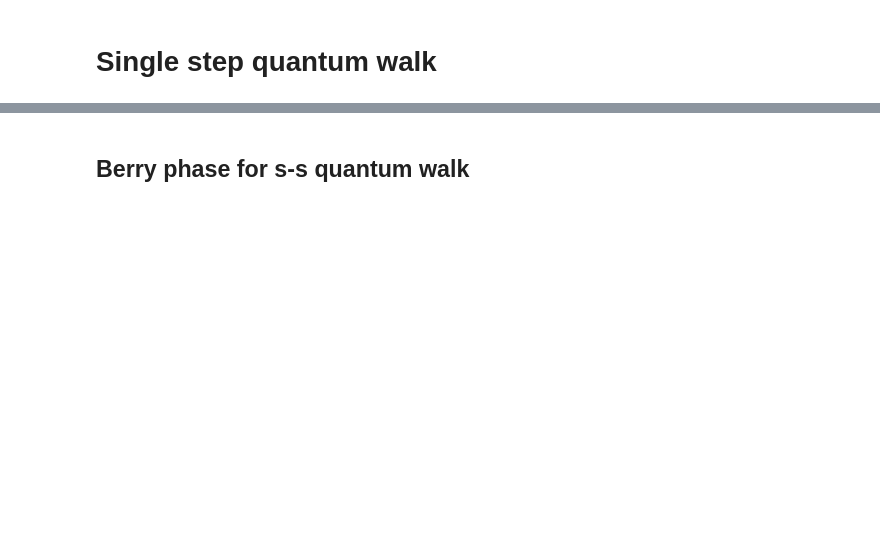
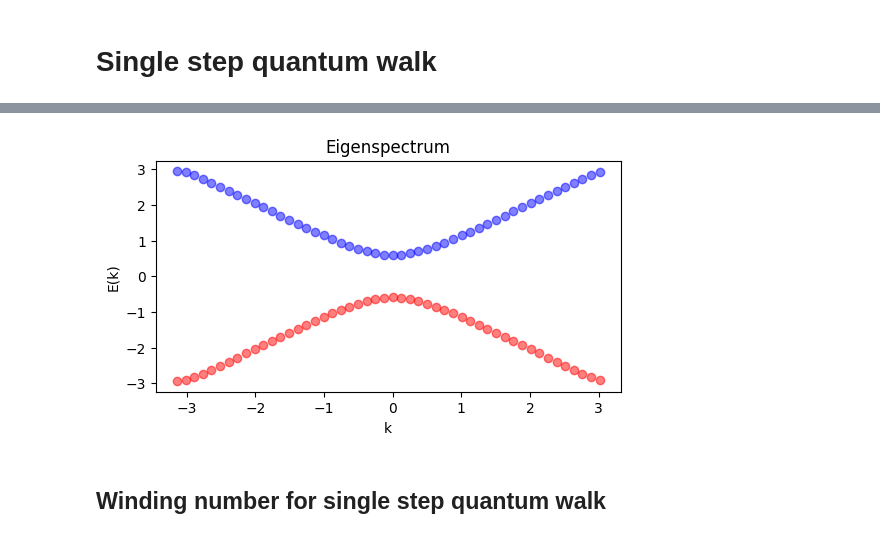
Before and after one commit to JedrekSt/NonHermitianQW, a Jupyter notebook: demo_/demonstration.ipynb, the cells around one changed output, grey strips where cells are left out. Cells and saved outputs as stored; diff of their text form; code cells hidden in the pictures; blank space fills up the shorter version.

```diff
--- a/demo_/demonstration.ipynb
+++ b/demo_/demonstration.ipynb
@@ -80,2 +206,20 @@ plt.show()
+# %%
+U_k = model.momentum_U()
+En = - np.angle(eig(U_k)[0])
+
+Ep, Em = En[En > 0], En[En < 0]
+k = (np.arange(0,dim)-dim//2)*(2*pi/dim)
+# %%
+fig, ax = plt.subplots(figsize = (6,3))
+
+ax.scatter(k,Ep,color="blue",alpha=0.5)
+ax.scatter(k,Em,color="red",alpha=0.5)
+ax.set_xlabel("k")
+ax.set_ylabel(r"E(k)")
+ax.set_title("Eigenspectrum")
+
+plt.show()
+# %% [output]
+[figure, added]
 # %% [markdown]
-<h2>Berry phase for s-s quantum walk</h2>
+<h2>Winding number for single step quantum walk</h2>
```
Also changed, not shown: parts of 25 cells of this notebook, 2 other files.
